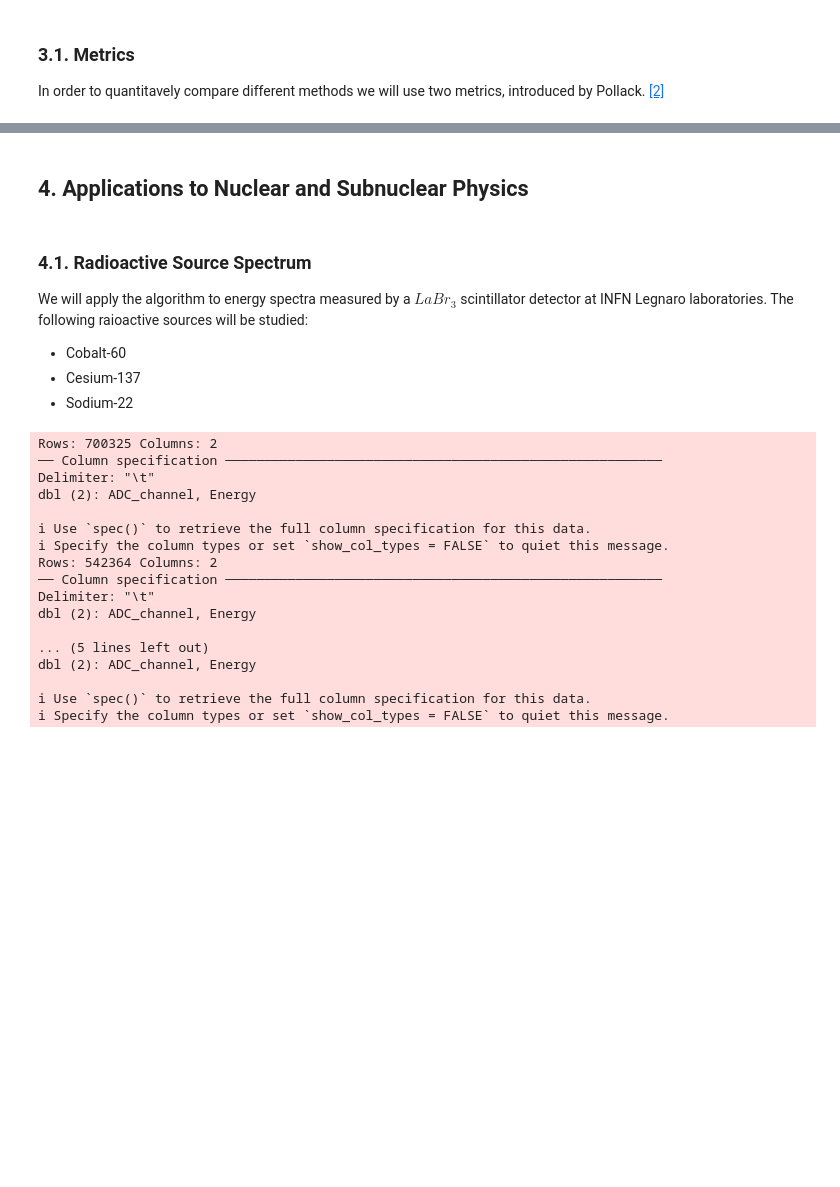
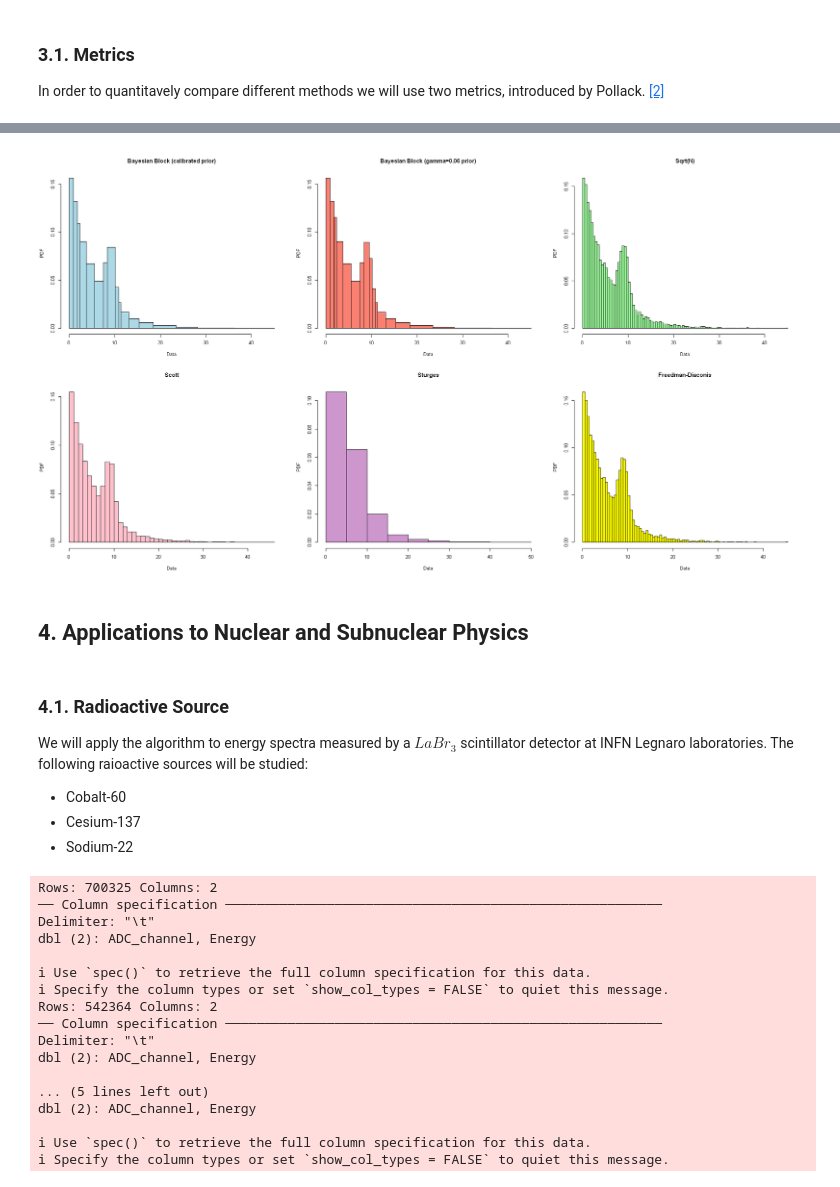
Before and after one commit to andread3vita/Bayesian-Blocks-Algorithm, a Jupyter notebook: BayesianBlocks.ipynb, the cells around one changed output, grey strips where cells are left out. Saved outputs shown, nothing was run; the diff lists cells and outputs as text; code cells hidden in the pictures; blank space fills up the shorter version.

```diff
--- a/BayesianBlocks.ipynb
+++ b/BayesianBlocks.ipynb
@@ -525,7 +587,12 @@ Average_metric <- function(breaks, data, distribution, M=20, ...) {
+# %%
+set.seed(12)
+breaks <- plot_histo(10000, one_peak_exp_bkg)
+# %% [output]
+[figure, added]
 # %% [markdown]
 ## 4. Applications to Nuclear and Subnuclear Physics  <a name="applications"></a>
 # %% [markdown]
-### 4.1. Radioactive Source  Spectrum <a name="app_radio"></a>
+### 4.1. Radioactive Source <a name="app_radio"></a>
 
 We will apply the algorithm to energy spectra measured by a $LaBr_3$ scintillator detector at INFN Legnaro laboratories. The following raioactive sources will be studied:
 
```
Also changed, not shown: parts of 26 cells of this notebook.
